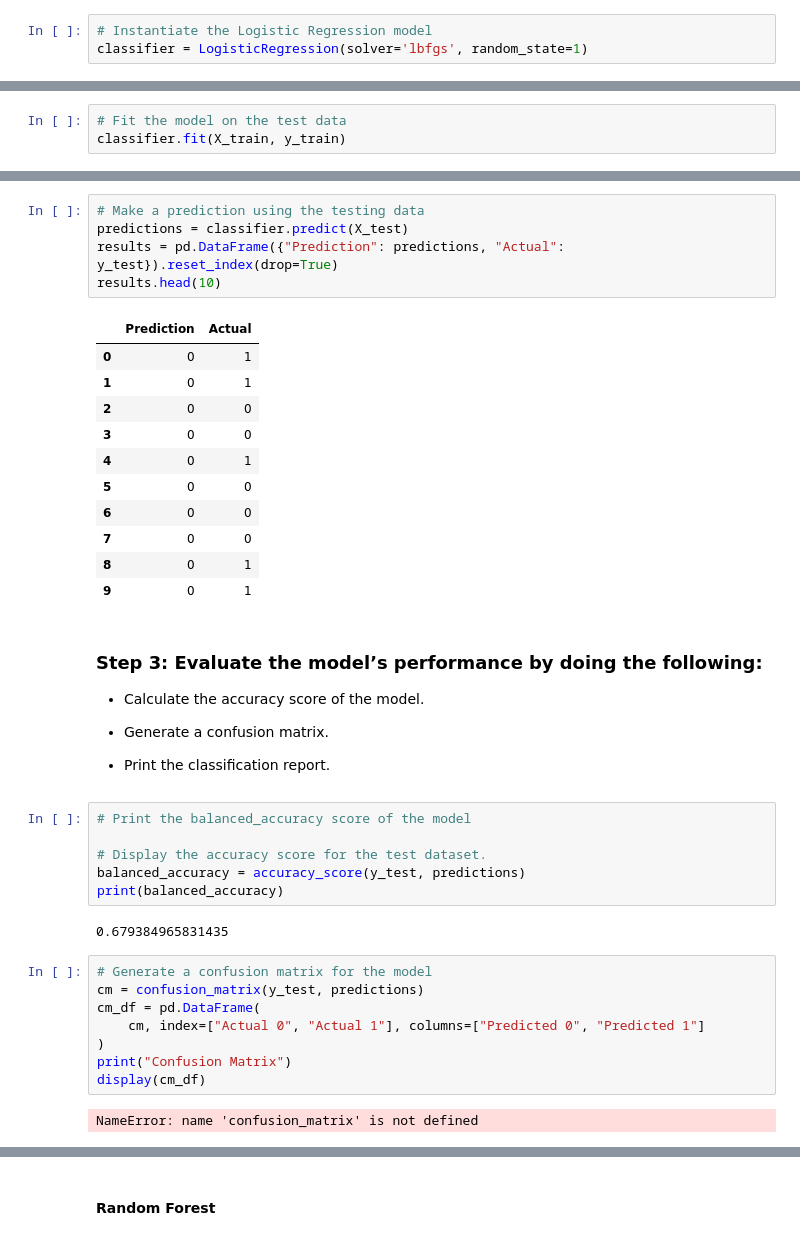
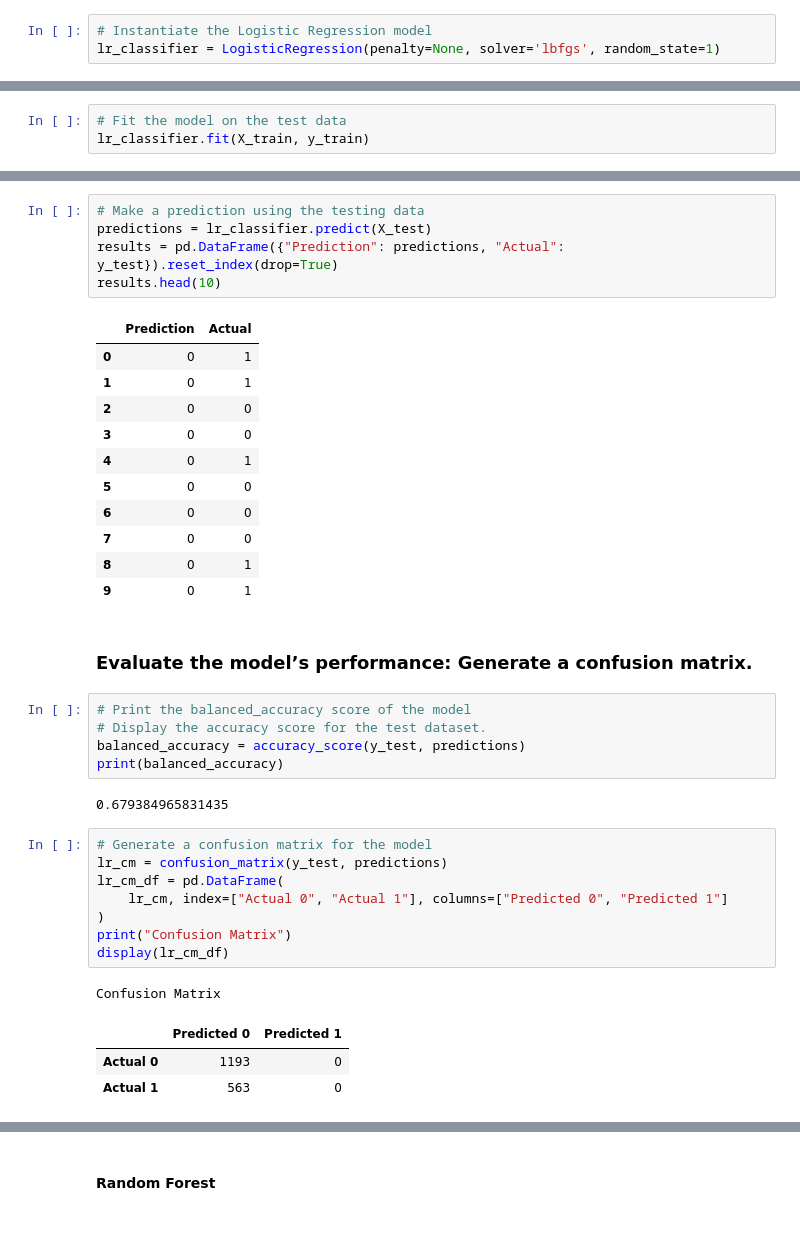
Before and after one commit to CJunger/agency-turnover, a Jupyter notebook: agency_analysis.ipynb, the cells around one changed output, grey strips where cells are left out. Drawn from its saved outputs; the diff is of its cells as text.

```diff
--- a/agency_analysis.ipynb
+++ b/agency_analysis.ipynb
@@ -654,4 +657,4 @@ X_train, X_test, y_train, y_test = train_test_split(X, y, random_state=1)
 ---
 # %%
 # Instantiate the Logistic Regression model
-classifier = LogisticRegression(solver='lbfgs', random_state=1)
+lr_classifier = LogisticRegression(penalty=None, solver='lbfgs', random_state=1)
@@ -660,3 +661,3 @@ LogisticRegression(random_state=1)
 # %%
 # Fit the model on the test data
-classifier.fit(X_train, y_train)
+lr_classifier.fit(X_train, y_train)
@@ -665,6 +668,6 @@ classifier.fit(X_train, y_train)
 # %%
 # Make a prediction using the testing data
-predictions = classifier.predict(X_test)
+predictions = lr_classifier.predict(X_test)
 results = pd.DataFrame({"Prediction": predictions, "Actual": y_test}).reset_index(drop=True)
 results.head(10)
 # %% [output]
@@ -680,16 +683,9 @@ results.head(10)
 | 8 | 0 | 1 |
 | 9 | 0 | 1 |
 # %% [markdown]
-### Step 3: Evaluate the model’s performance by doing the following:
-
-* Calculate the accuracy score of the model.
-
-* Generate a confusion matrix.
-
-* Print the classification report.
+### Evaluate the model’s performance: Generate a confusion matrix.
 # %%
 # Print the balanced_accuracy score of the model
-
 # Display the accuracy score for the test dataset.
 balanced_accuracy = accuracy_score(y_test, predictions)
 print(balanced_accuracy)
@@ -697,14 +693,17 @@ print(balanced_accuracy)
 0.679384965831435
 # %%
 # Generate a confusion matrix for the model
-cm = confusion_matrix(y_test, predictions)
-cm_df = pd.DataFrame(
-    cm, index=["Actual 0", "Actual 1"], columns=["Predicted 0", "Predicted 1"]
+lr_cm = confusion_matrix(y_test, predictions)
+lr_cm_df = pd.DataFrame(
+    lr_cm, index=["Actual 0", "Actual 1"], columns=["Predicted 0", "Predicted 1"]
 )
 print("Confusion Matrix")
-display(cm_df)
+display(lr_cm_df)
 # %% [output]
-NameError: name 'confusion_matrix' is not defined
+Confusion Matrix
+|  | Predicted 0 | Predicted 1 |
+| Actual 0 | 1193 | 0 |
+| Actual 1 | 563 | 0 |
 # %%
 # Print the classification report for the model
 print("Classification Report")
```
Also changed, not shown: parts of 26 cells of this notebook.
